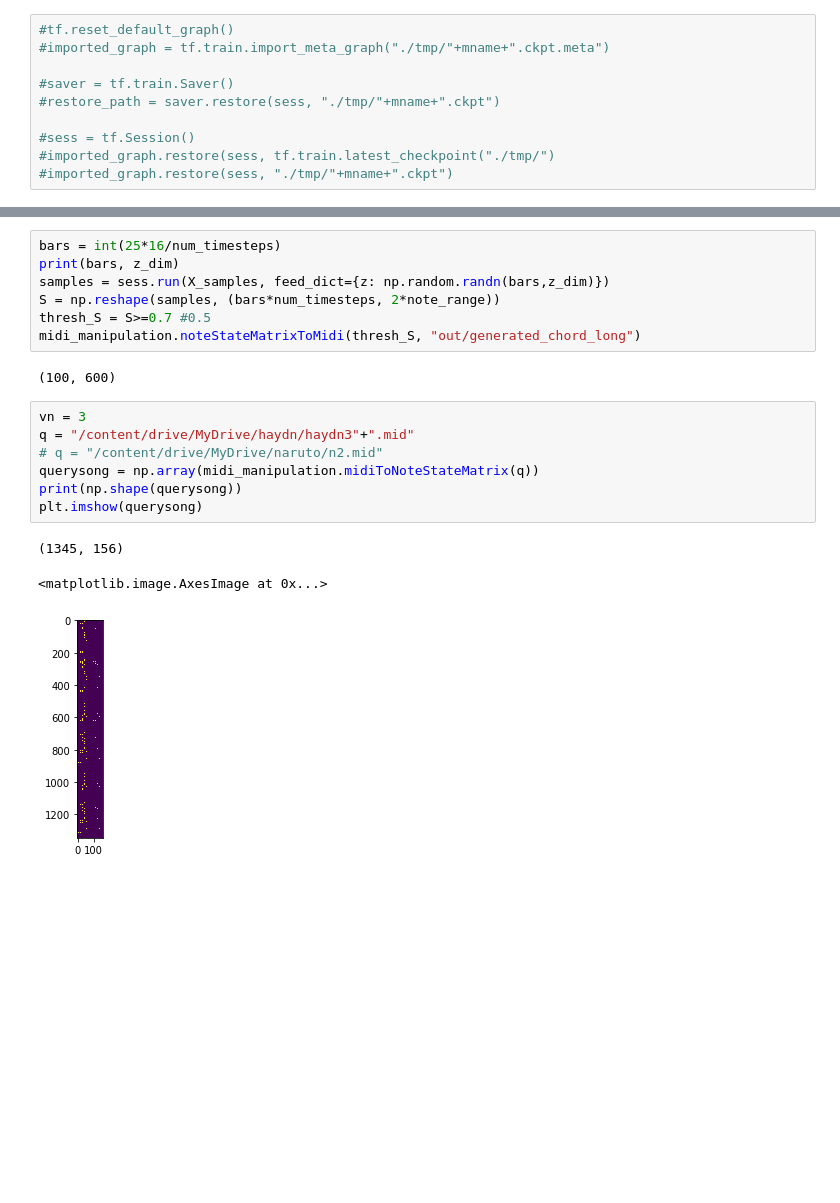
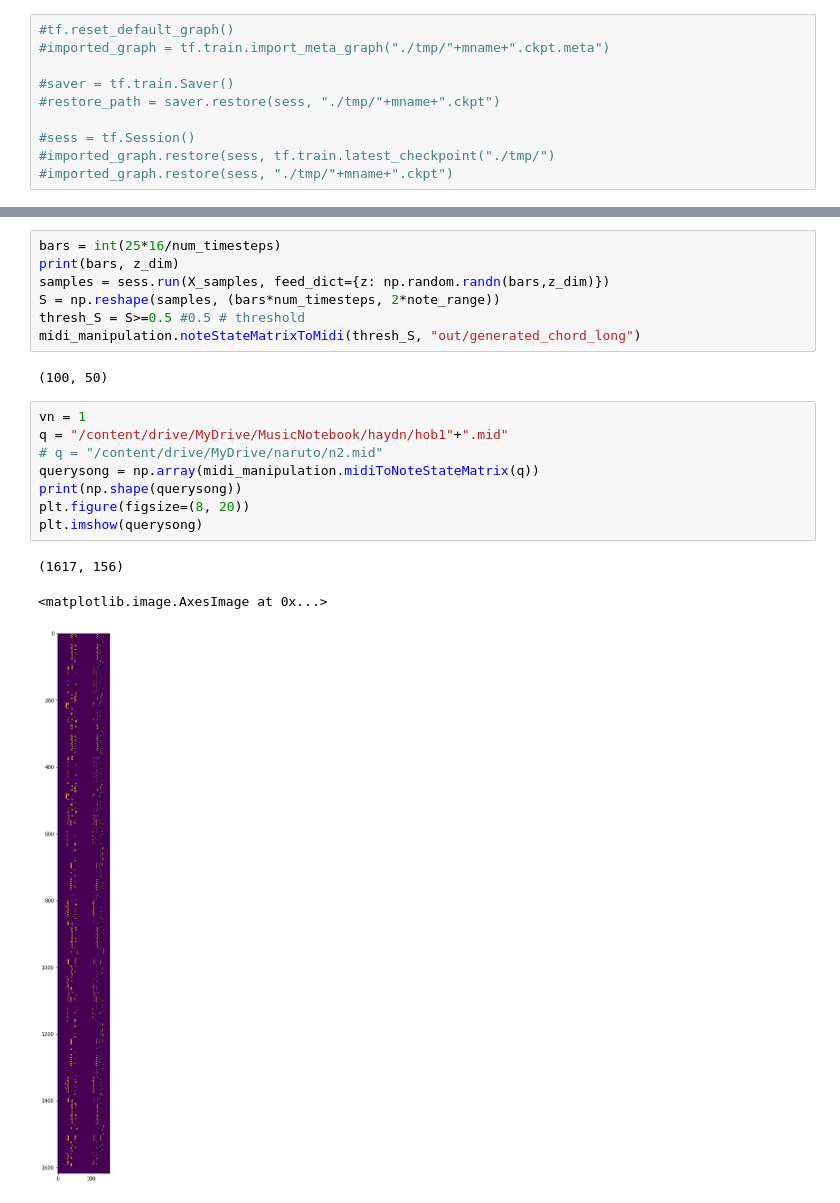
Before and after one commit to mayuridev/DeepQueryImprovisation, a Jupyter notebook: musicML.ipynb, the cells around one changed output, grey strips where cells are left out. Drawn from its saved outputs; the diff is of its cells as text; blank space fills up the shorter version.

```diff
--- a/musicML.ipynb
+++ b/musicML.ipynb
@@ -398,21 +420,22 @@ bars = int(25*16/num_timesteps)
 print(bars, z_dim)
 samples = sess.run(X_samples, feed_dict={z: np.random.randn(bars,z_dim)})
 S = np.reshape(samples, (bars*num_timesteps, 2*note_range))
-thresh_S = S>=0.7 #0.5
+thresh_S = S>=0.5 #0.5 # threshold
 midi_manipulation.noteStateMatrixToMidi(thresh_S, "out/generated_chord_long")
 # %% [output]
-(100, 600)
+(100, 50)
 # %%
-vn = 3
-q = "/content/drive/MyDrive/haydn/haydn3"+".mid"
+vn = 1
+q = "/content/drive/MyDrive/MusicNotebook/haydn/hob1"+".mid"
 # q = "/content/drive/MyDrive/naruto/n2.mid"
 querysong = np.array(midi_manipulation.midiToNoteStateMatrix(q))
 print(np.shape(querysong))
+plt.figure(figsize=(8, 20))
 plt.imshow(querysong)
 # %% [output]
-(1345, 156)
+(1617, 156)
 <matplotlib.image.AxesImage at 0x...>
-[figure, old version]
+[figure, new version]
 # %%
 song = np.array(querysong)
 zeropadsong = np.zeros(((np.floor(song.shape[0]/num_timesteps).astype(int)+1)*num_timesteps, song.shape[1]))
```
Also changed, not shown: parts of 24 cells of this notebook, 59 other files.
